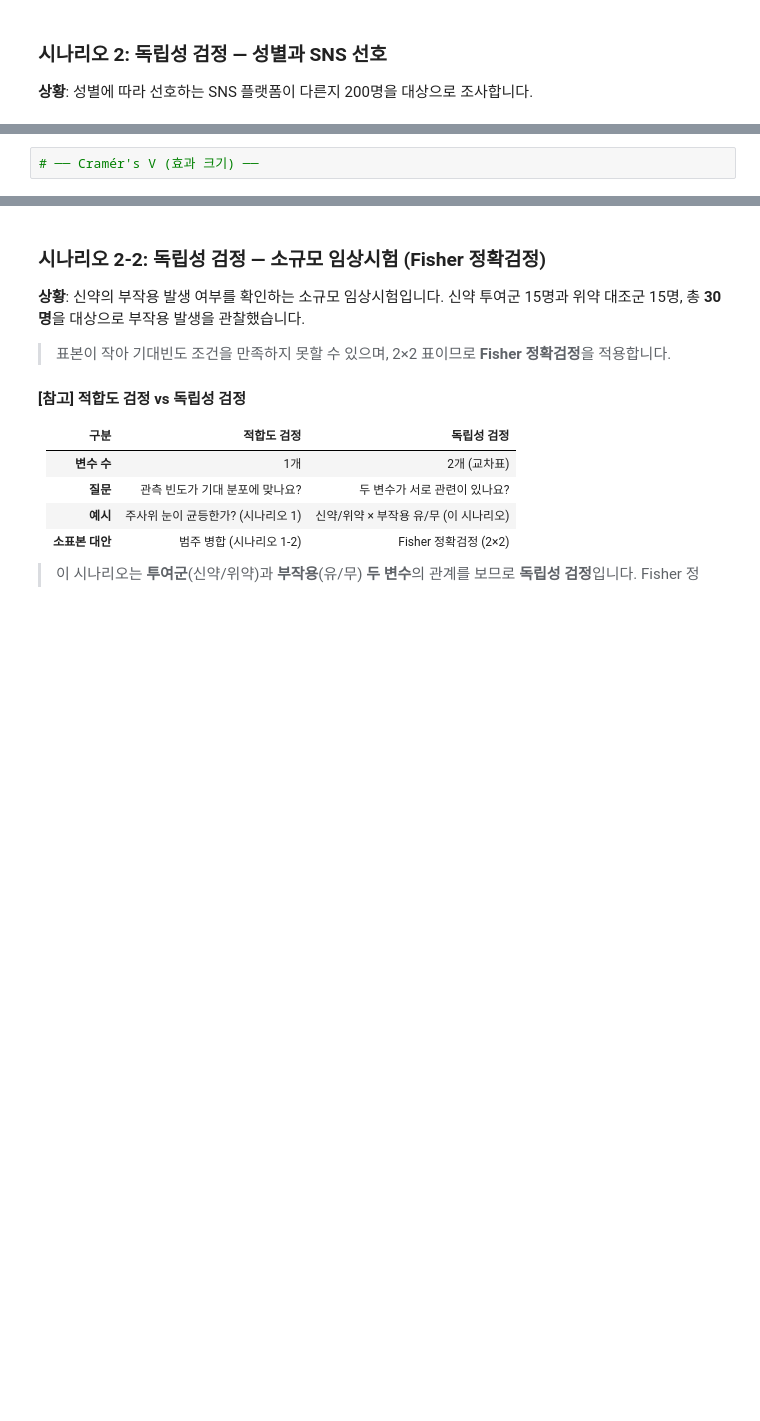
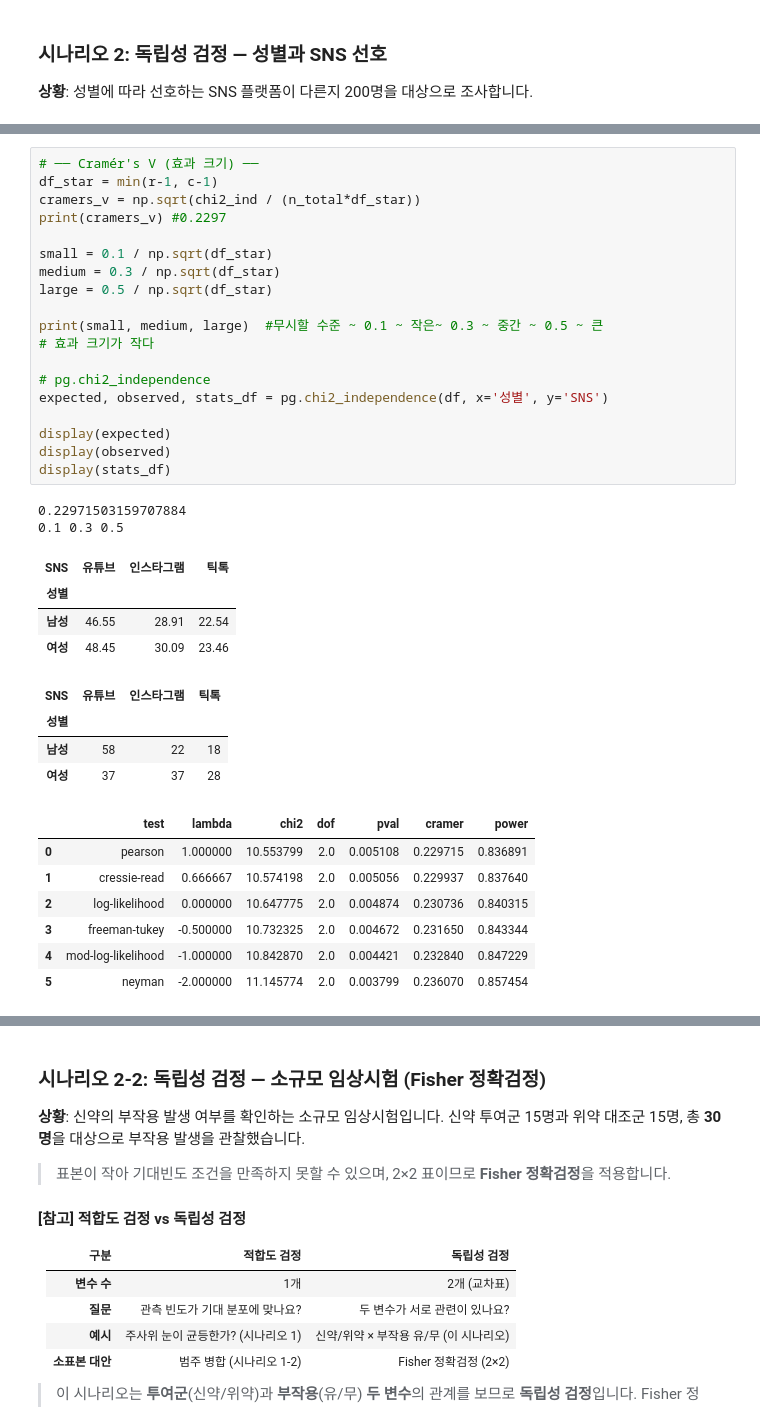
Before and after one commit to SeolMuah/statistics-practice-python, a Jupyter notebook: practice_04.ipynb, the cells around one changed output, grey strips where cells are left out. Cells and saved outputs as stored; diff of their text form; blank space fills up the shorter version.

```diff
--- a/practice_04.ipynb
+++ b/practice_04.ipynb
@@ -1037,5 +1375,40 @@ display(df.head(10))
 # %%
 # ── Cramér's V (효과 크기) ──
+df_star = min(r-1, c-1)
+cramers_v = np.sqrt(chi2_ind / (n_total*df_star))
+print(cramers_v) #0.2297
+
+small = 0.1 / np.sqrt(df_star)
+medium = 0.3 / np.sqrt(df_star)
+large = 0.5 / np.sqrt(df_star)
+
+print(small, medium, large)  #무시할 수준 ~ 0.1 ~ 작은~ 0.3 ~ 중간 ~ 0.5 ~ 큰
+# 효과 크기가 작다
+
+# pg.chi2_independence
+expected, observed, stats_df = pg.chi2_independence(df, x='성별', y='SNS')
+
+display(expected)
+display(observed)
+display(stats_df)
+# %% [output]
+0.22971503159707884
+0.1 0.3 0.5
+| SNS | 유튜브 | 인스타그램 | 틱톡 |
+| 성별 |  |  |  |
+| 남성 | 46.55 | 28.91 | 22.54 |
+| 여성 | 48.45 | 30.09 | 23.46 |
+| SNS | 유튜브 | 인스타그램 | 틱톡 |
+| 성별 |  |  |  |
+| 남성 | 58 | 22 | 18 |
+| 여성 | 37 | 37 | 28 |
+|  | test | lambda | chi2 | dof | pval | cramer | power |
+| 0 | pearson | 1.000000 | 10.553799 | 2.0 | 0.005108 | 0.229715 | 0.836891 |
+| 1 | cressie-read | 0.666667 | 10.574198 | 2.0 | 0.005056 | 0.229937 | 0.837640 |
+| 2 | log-likelihood | 0.000000 | 10.647775 | 2.0 | 0.004874 | 0.230736 | 0.840315 |
+| 3 | freeman-tukey | -0.500000 | 10.732325 | 2.0 | 0.004672 | 0.231650 | 0.843344 |
+| 4 | mod-log-likelihood | -1.000000 | 10.842870 | 2.0 | 0.004421 | 0.232840 | 0.847229 |
+| 5 | neyman | -2.000000 | 11.145774 | 2.0 | 0.003799 | 0.236070 | 0.857454 |
 # %%
 # ── 표준화 잔차 (Standardized Residuals) — 사후분석 ──
 # statsmodels의 Table 클래스를 사용하면 잔차를 직접 계산할 필요 없음
```
Also changed, not shown: parts of 18 cells of this notebook.
